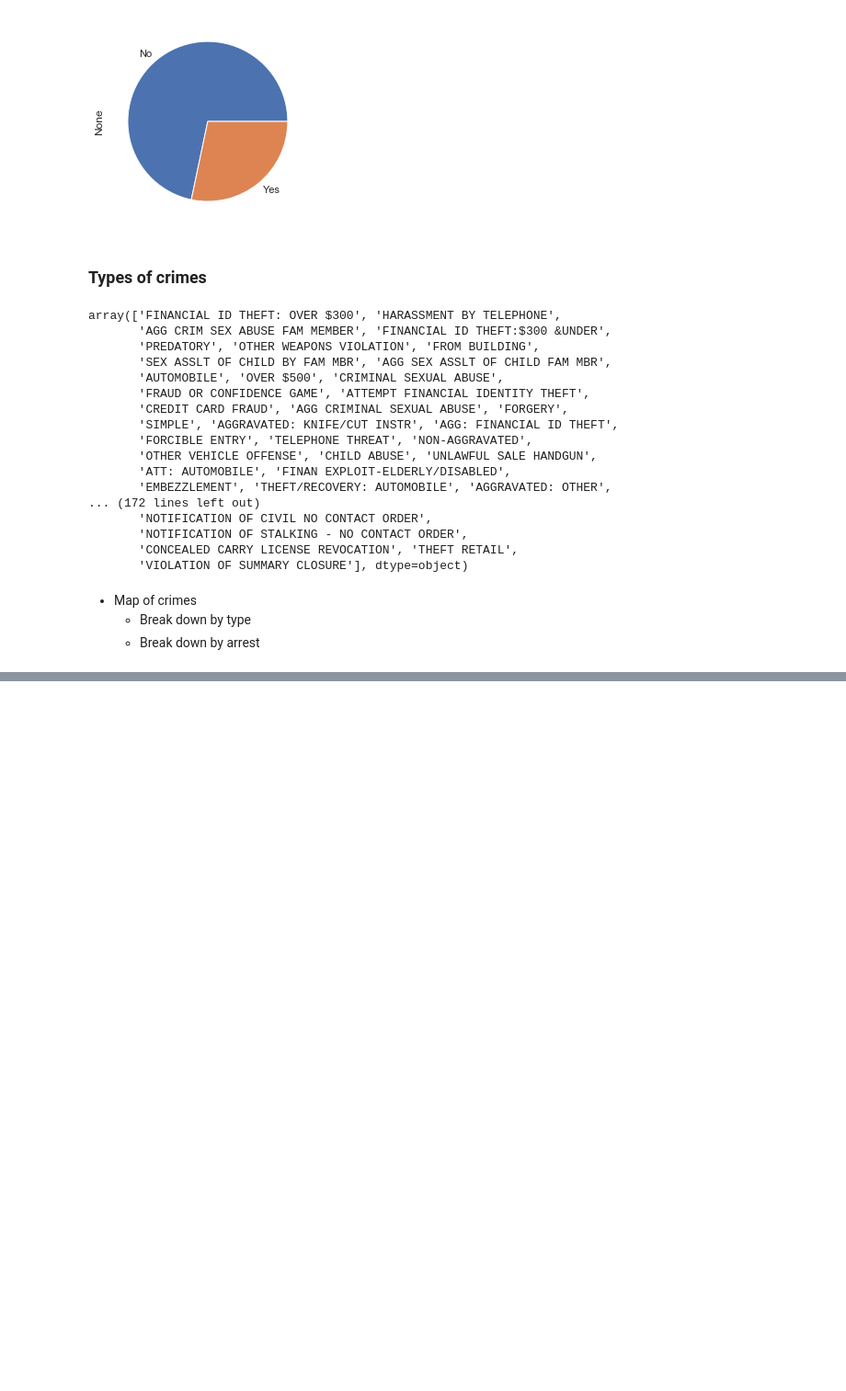
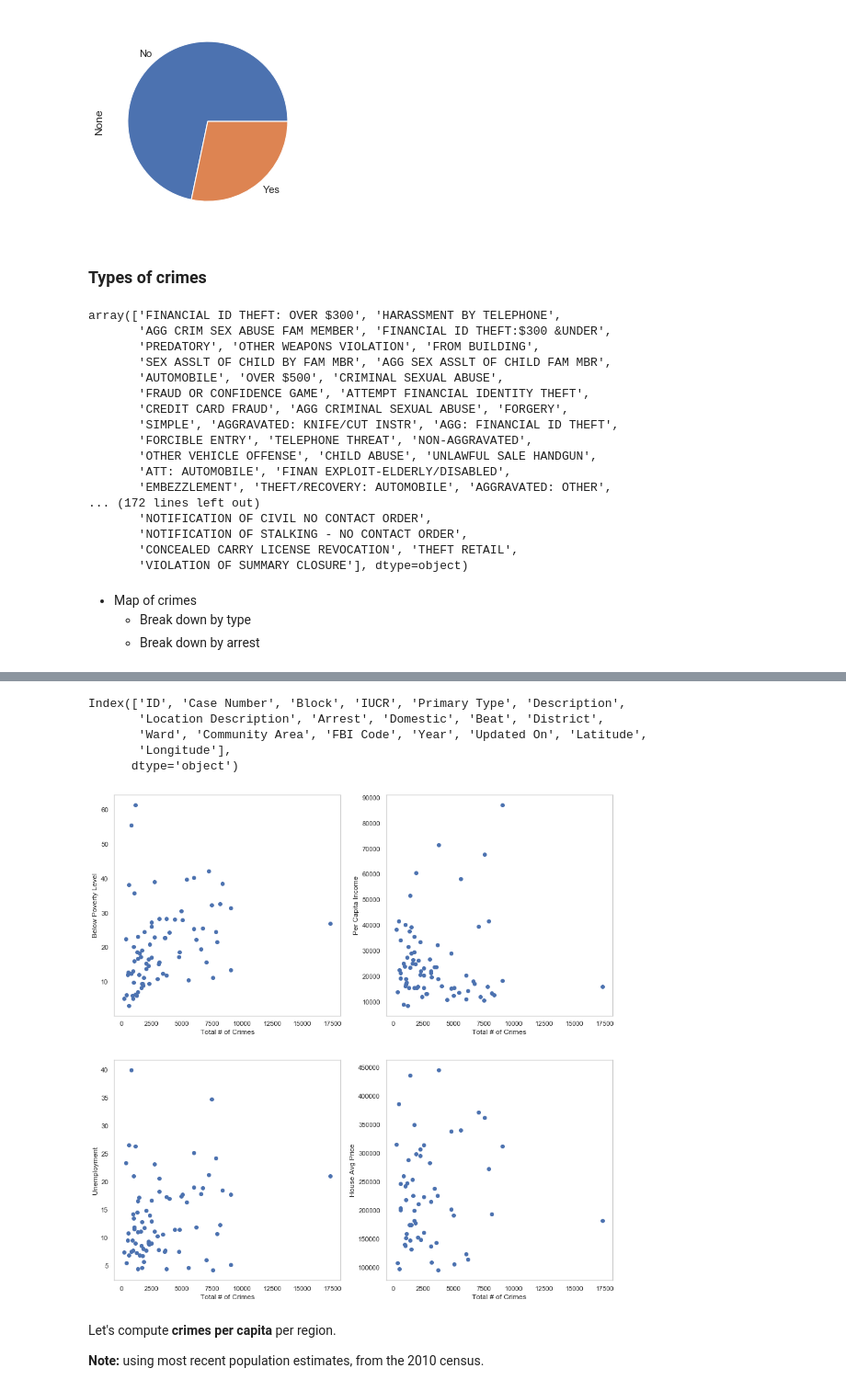
Before and after one commit to vbernardes/chicago-crime-dataviz, a Jupyter notebook: EDA.ipynb, the cells around one changed output, grey strips where cells are left out. Shown at 92% size. Cells and saved outputs as stored; diff of their text form; code cells hidden in the pictures; blank space fills up the shorter version.

Commit message:
Add EDA with external data

```diff
--- a/EDA.ipynb
+++ b/EDA.ipynb
@@ -335,0 +370,3 @@ crimes_df = pd.read_pickle('data/processed_data.pkl.zip')
+# %%
+house_prices = pd.read_csv('data/external/house_prices_per_community.csv', index_col='Month', parse_dates=True)
+house_prices_2015 = house_prices['2015']
@@ -335,0 +394,31 @@ crimes_df = pd.read_pickle('data/processed_data.pkl.zip')
+# %%
+eco_2015 = eco_2015.join(house_prices_2015.groupby('Community Area').mean(),
+                         on='Community Area')
+eco_2015.rename(columns={'Avg Price': 'House Avg Price'}, inplace=True)
+# %%
+crimes_2015 = crimes_df['2015']
+# %%
+crimes_2015.columns
+# %% [output]
+Index(['ID', 'Case Number', 'Block', 'IUCR', 'Primary Type', 'Description',
+       'Location Description', 'Arrest', 'Domestic', 'Beat', 'District',
+       'Ward', 'Community Area', 'FBI Code', 'Year', 'Updated On', 'Latitude',
+       'Longitude'],
+      dtype='object')
+# %%
+eco_indicators = ['Below Poverty Level', 'Per Capita Income', 'Unemployment', 'House Avg Price']
+# %%
+# total number of crimes per region
+fig, ax = plt.subplots(2, 2, figsize=(15,15))
+for i, indicator in enumerate(eco_indicators):
+    ax_ix = (i//2, i%2)
+    ax[ax_ix].scatter(x=crimes_2015.groupby('Community Area').size(),
+                y=eco_2015[indicator])
+    ax[ax_ix].set_xlabel('Total # of Crimes')
+    ax[ax_ix].set_ylabel(indicator)
+# %% [output]
+[figure, added]
+# %% [markdown]
+Let's compute **crimes per capita** per region.
+
+**Note:** using most recent population estimates, from the 2010 census.
```
Also changed, not shown: parts of 29 cells of this notebook.
